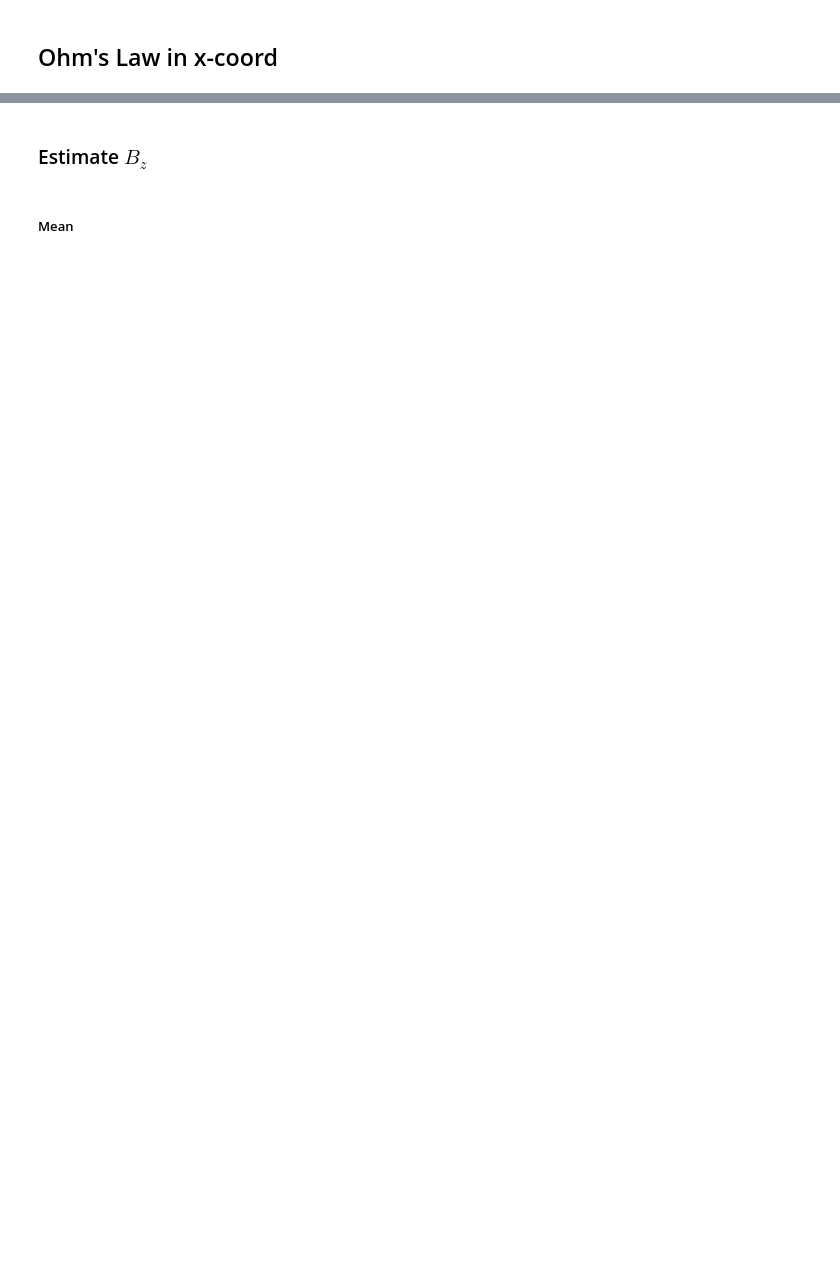
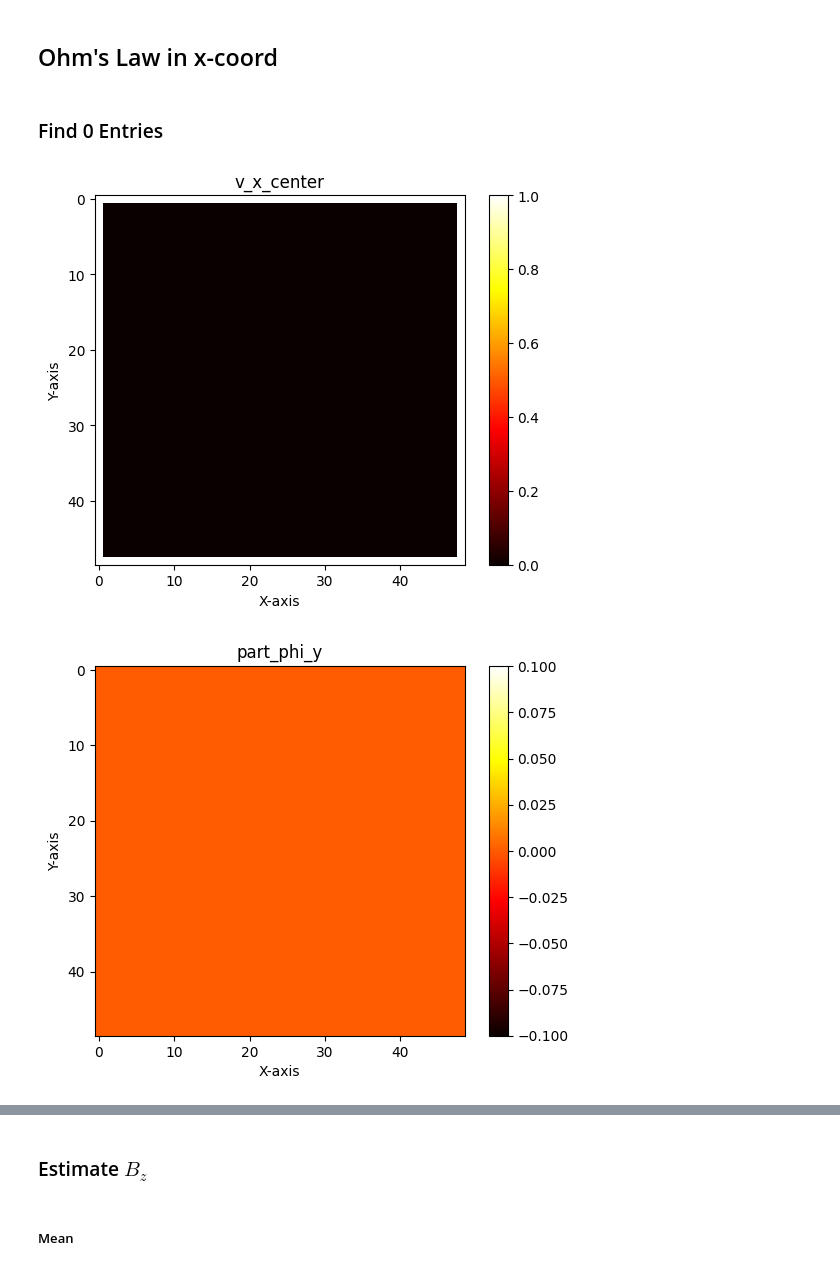
Before and after one commit to MichaelSkowronek/potential_probe_velocity_measuring, a Jupyter notebook: notebooks/sigma_and_b.ipynb, the cells around one changed output, grey strips where cells are left out. Cells and saved outputs as stored; diff of their text form; code cells hidden in the pictures; blank space fills up the shorter version.

```diff
--- a/notebooks/sigma_and_b.ipynb
+++ b/notebooks/sigma_and_b.ipynb
@@ -147,2 +179,52 @@ median(median(sigma_est_ts)) = -1.0000041960908952
 # %% [markdown]
 ## Ohm's Law in x-coord
+# %% [markdown]
+### Find 0 Entries
+# %%
+v_x_center = fld_data['timeseries'][
+    :,
+    :,
+    :,
+    fld_data['labels'].index('vx'),
+    ]
+plot_heatmap(
+    np.all(
+        v_x_center == 0,
+        axis=0,
+        ),
+    title='v_x_center',
+    )
+v_x_center = v_x_center[:, 1:-1, 1:-1]
+
+part_phi_y = gradF_data['timeseries'][
+    :,
+    :,
+    :,
+    gradF_data['labels'].index('dfdy'),
+    ]
+plot_heatmap(
+    np.all(
+        part_phi_y == 0,
+        axis=0,
+        ),
+    title='part_phi_y',
+    )
+part_phi_y = part_phi_y[:, 1:-1, 1:-1]
+
+j_y_center = fld_data['timeseries'][
+    :,
+    :,
+    :,
+    fld_data['labels'].index('jy'),
+    ]
+plot_heatmap(
+    np.all(
+        j_y_center == 0,
+        axis=0,
+        ),
+    title='j_y_center',
+    )
+j_y_center = j_y_center[:, 1:-1, 1:-1]
+# %% [output]
+[figure, added]
+[figure, added]
```
Also changed, not shown: parts of 17 cells of this notebook, 1 other file.
